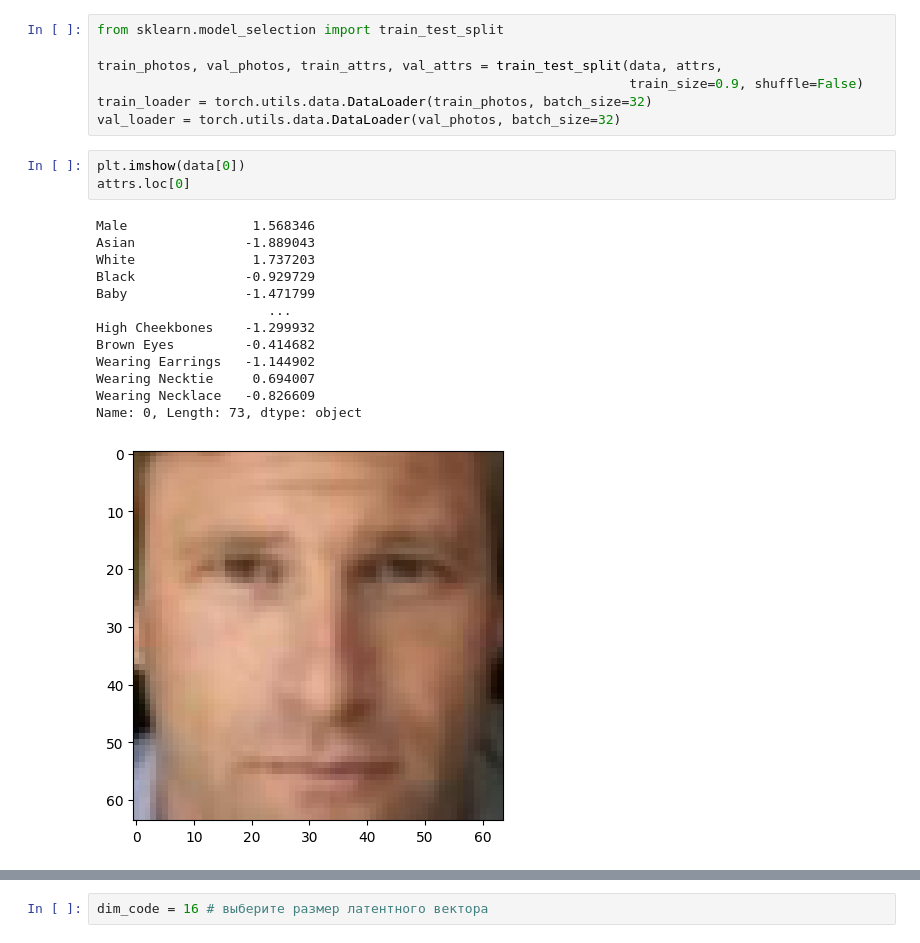
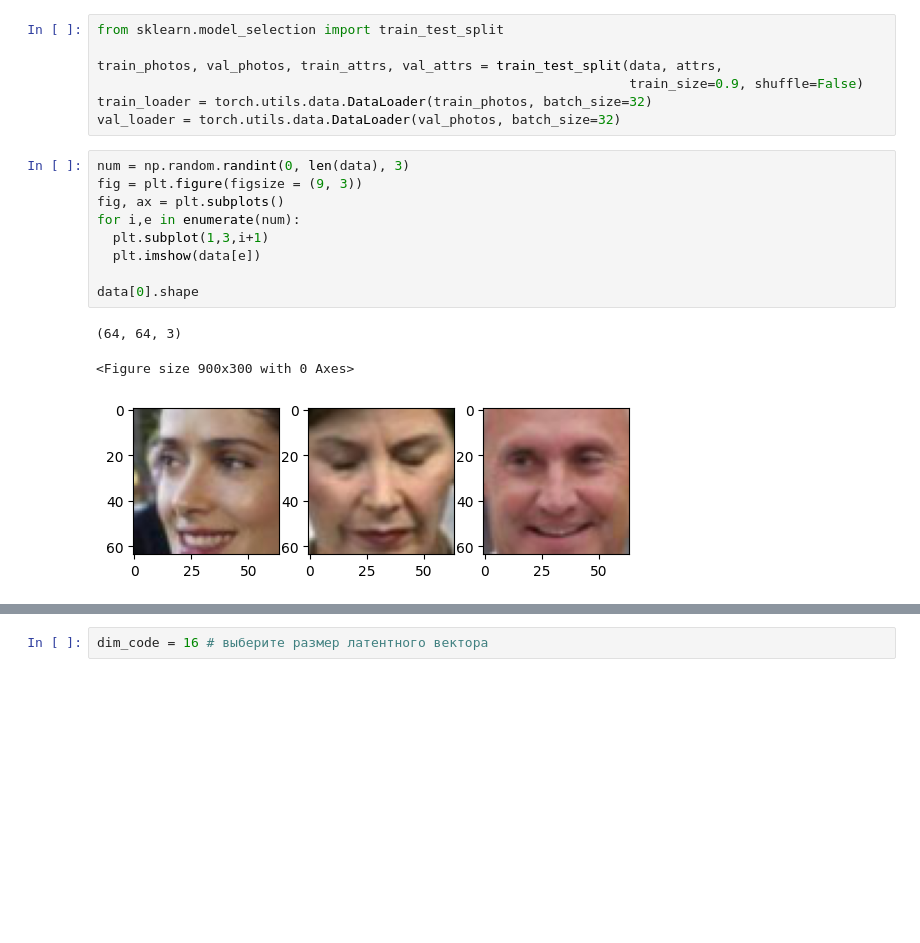
Before and after one commit to KiykoHanna/Stepik-DeepLearning, a Jupyter notebook: [hw]autoencoders.ipynb, the cells around one changed output, grey strips where cells are left out. Saved outputs shown, nothing was run; the diff lists cells and outputs as text; blank space fills up the shorter version.

```diff
--- a/[hw]autoencoders.ipynb
+++ b/[hw]autoencoders.ipynb
@@ -104,23 +104,19 @@ train_photos, val_photos, train_attrs, val_attrs = train_test_split(data, attrs,
                                                                     train_size=0.9, shuffle=False)
 train_loader = torch.utils.data.DataLoader(train_photos, batch_size=32)
 val_loader = torch.utils.data.DataLoader(val_photos, batch_size=32)
-# %%
-plt.imshow(data[0])
-attrs.loc[0]
-# %% [output]
-Male                1.568346
-Asian              -1.889043
-White               1.737203
-Black              -0.929729
-Baby               -1.471799
-                      ...
-High Cheekbones    -1.299932
-Brown Eyes         -0.414682
-Wearing Earrings   -1.144902
-Wearing Necktie     0.694007
-Wearing Necklace   -0.826609
-Name: 0, Length: 73, dtype: object
-[figure, removed]
+# %%
+num = np.random.randint(0, len(data), 3)
+fig = plt.figure(figsize = (9, 3))
+fig, ax = plt.subplots()
+for i,e in enumerate(num):
+  plt.subplot(1,3,i+1)
+  plt.imshow(data[e])
+
+data[0].shape
+# %% [output]
+(64, 64, 3)
+<Figure size 900x300 with 0 Axes>
+[figure, added]
 # %% [markdown]
 ## 1.2. Архитектура модели (1.5 балла)
 В этом разделе мы напишем и обучем обычный автоэнкодер.
```
Also changed, not shown: parts of 1 cell of this notebook.
